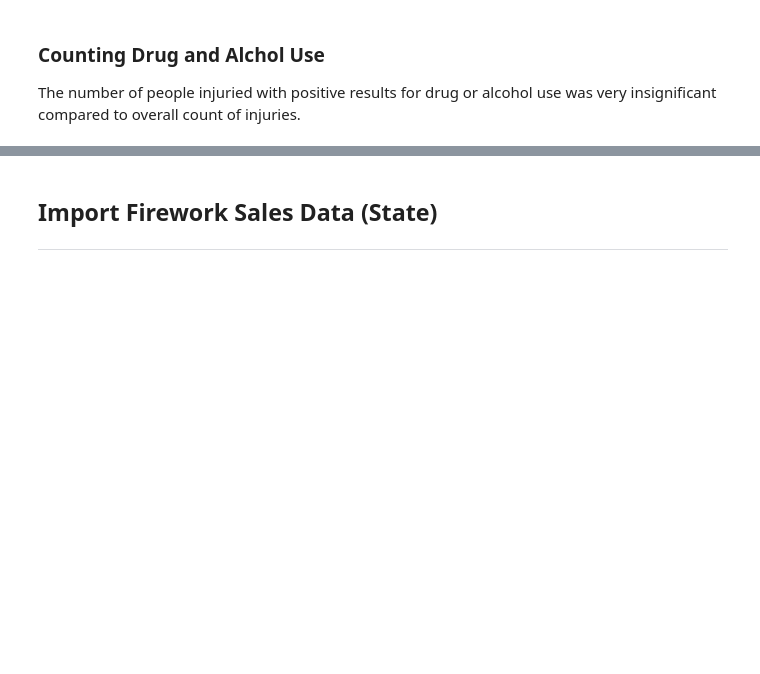
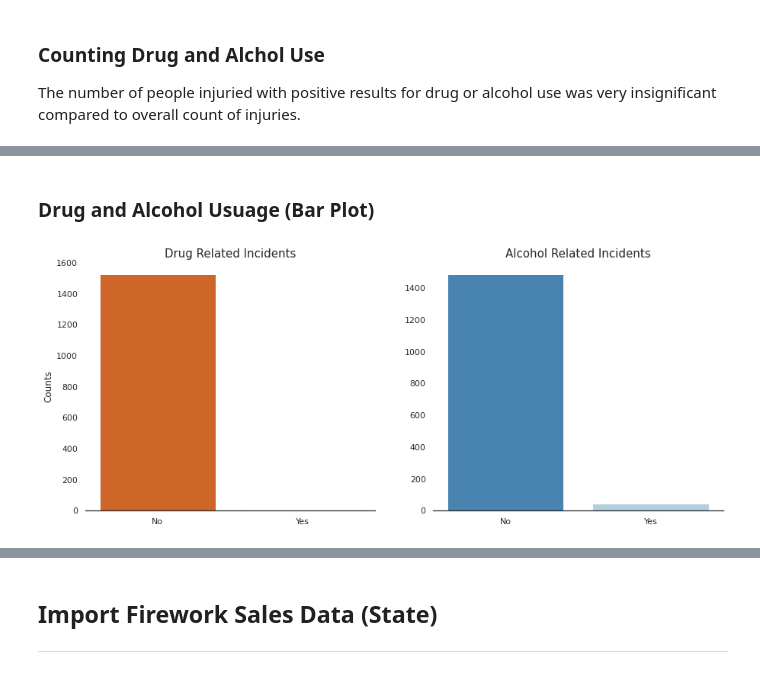
Before and after one commit to drusho/Analysis_of_US_Firework_Sales_and_Injuries, a Jupyter notebook: notebooks/Analysis_of_US_Firework_Sales_and_Injuries.ipynb, the cells around one changed output, grey strips where cells are left out. Saved outputs shown, nothing was run; the diff lists cells and outputs as text; code cells hidden in the pictures; blank space fills up the shorter version.

```diff
--- a/notebooks/Analysis_of_US_Firework_Sales_and_Injuries.ipynb
+++ b/notebooks/Analysis_of_US_Firework_Sales_and_Injuries.ipynb
@@ -524,0 +274,42 @@ plt.show()
+# %% [markdown]
+### Drug and Alcohol Usuage (Bar Plot)
+# %%
+#collapse
+#define figure size
+sns.set(rc={"figure.figsize":(15, 6)})
+
+#set background to white
+sns.set_style("white")
+
+fig, ax = plt.subplots(1,2)
+
+sns.countplot(df_injury['Drug'],
+              ax=ax[0],
+              palette="Oranges_r")
+
+ax[0].set_title('Drug Related Incidents',
+             fontdict = {'fontsize': 15})
+ax[0].set(ylabel='Counts',
+       xlabel='')
+
+sns.countplot(df_injury['Alcohol'],
+              ax=ax[1],
+              palette="Blues_r")
+
+ax[1].set_title('Alcohol Related Incidents',
+             fontdict = {'fontsize': 15})
+ax[1].set(ylabel='',
+       xlabel='')
+
+# remove spines
+sns.despine(left=True)
+
+#save to png
+# fig.savefig("Drug/Alcohol Counts.png")
+
+plt.show()
+fig.savefig('Drug_and_Alcohol_Counts.png')
+
+plt.show()
+# %% [output]
+[figure, added]
```
Also changed, not shown: parts of 113 cells of this notebook.
